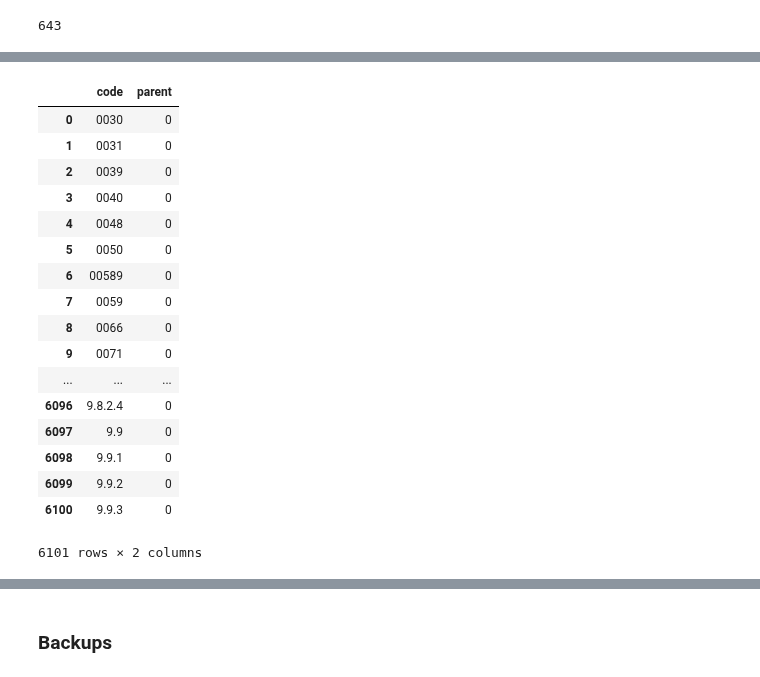
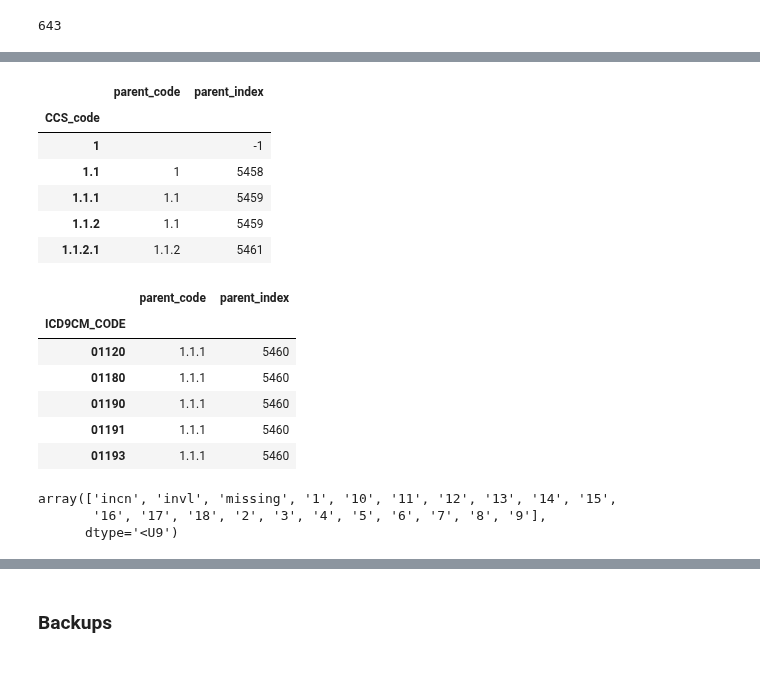
Before and after one commit to wenshuoliu/DLproj, a Jupyter notebook: NRD/Prediction_by_codes2.ipynb, the cells around one changed output, grey strips where cells are left out. Drawn from its saved outputs; the diff is of its cells as text; code cells hidden in the pictures.

Commit message:
NRD: created the parent matrix for ICD9 multi-level CCS codes.

```diff
--- a/NRD/Prediction_by_codes2.ipynb
+++ b/NRD/Prediction_by_codes2.ipynb
@@ -213,7 +213,7 @@ DXs = ['DX'+str(n) for n in range(2, N_DX+2)]
 DX_series = pd.concat([all_df[DX] for DX in DXs])
 DX_series = DX_series.fillna('missing')
 
-rare_cutpoint = 50
+rare_cutpoint = 1
 code_freq = DX_series.value_counts()
 rare_code = code_freq[code_freq<rare_cutpoint].index
 DX_series.loc[DX_series.isin(rare_code)] = 'rare'
@@ -475,0 +486,2 @@ ami_ccs = ami_ccs.set_index(ami_ccs.ICD9CM_CODE, drop=True).drop(['ICD9CM_CODE']
+# %%
+all_codes = list(DX_cat) + list(ccs_cat[1:])
@@ -552,3 +507,0 @@ parent_df.shape
-# %%
-for code in parent_df.code:
-    parent_code = ami_ccs[code, 'finest_non_empty']
@@ -581,21 +508,34 @@ Name: finest_non_empty, Length: 6101, dtype: object
-# %%
-parent_df
-# %% [output]
-|  | code | parent |
-| 0 | 0030 | 0 |
-| 1 | 0031 | 0 |
-| 2 | 0039 | 0 |
-| 3 | 0040 | 0 |
-| 4 | 0048 | 0 |
-| 5 | 0050 | 0 |
-| 6 | 00589 | 0 |
-| 7 | 0059 | 0 |
-| 8 | 0066 | 0 |
-| 9 | 0071 | 0 |
-| ... | ... | ... |
-| 6096 | 9.8.2.4 | 0 |
-| 6097 | 9.9 | 0 |
-| 6098 | 9.9.1 | 0 |
-| 6099 | 9.9.2 | 0 |
-| 6100 | 9.9.3 | 0 |
-6101 rows × 2 columns
+# %%
+CCS_parent = pd.DataFrame(dict(CCS_code=ccs_cat[1:]))
+
+CCS_parent = CCS_parent.assign(parent_code=CCS_parent.CCS_code.apply(lambda x:'.'.join(x.split('.')[:-1])))
+
+def get_CCS_ind(code):
+    try:
+        ind = all_codes.index(code)
+    except ValueError:
+        ind = -1
+    return ind
+CCS_parent = CCS_parent.assign(parent_index=CCS_parent.parent_code.apply(get_CCS_ind).values)
+
+CCS_parent = CCS_parent.set_index(CCS_parent.CCS_code, drop=True).drop(['CCS_code'], axis=1)
+# %%
+CCS_parent.head()
+# %% [output]
+|  | parent_code | parent_index |
+| CCS_code |  |  |
+| 1 |  | -1 |
+| 1.1 | 1 | 5458 |
+| 1.1.1 | 1.1 | 5459 |
+| 1.1.2 | 1.1 | 5459 |
+| 1.1.2.1 | 1.1.2 | 5461 |
+# %%
+DX_parent.head()
+# %% [output]
+|  | parent_code | parent_index |
+| ICD9CM_CODE |  |  |
+| 01120 | 1.1.1 | 5460 |
+| 01180 | 1.1.1 | 5460 |
+| 01190 | 1.1.1 | 5460 |
+| 01191 | 1.1.1 | 5460 |
+| 01193 | 1.1.1 | 5460 |
@@ -601,0 +553,6 @@ parent_df
+# %%
+np.array(all_codes)[no_parent]
+# %% [output]
+array(['incn', 'invl', 'missing', '1', '10', '11', '12', '13', '14', '15',
+       '16', '17', '18', '2', '3', '4', '5', '6', '7', '8', '9'],
+      dtype='<U9')
```
Also changed, not shown: parts of 30 cells of this notebook.
